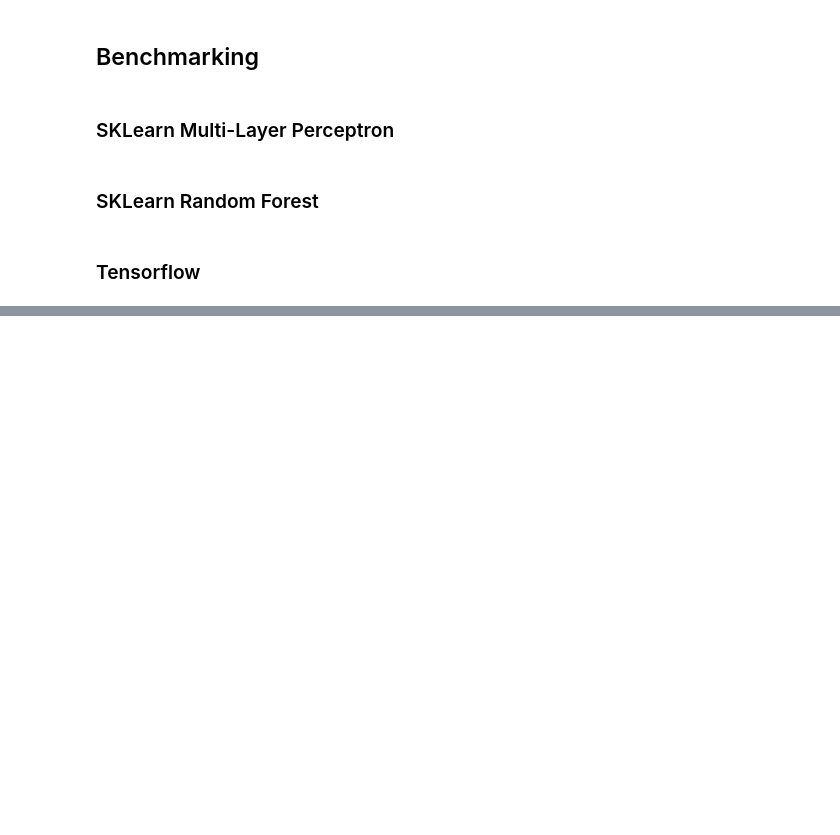
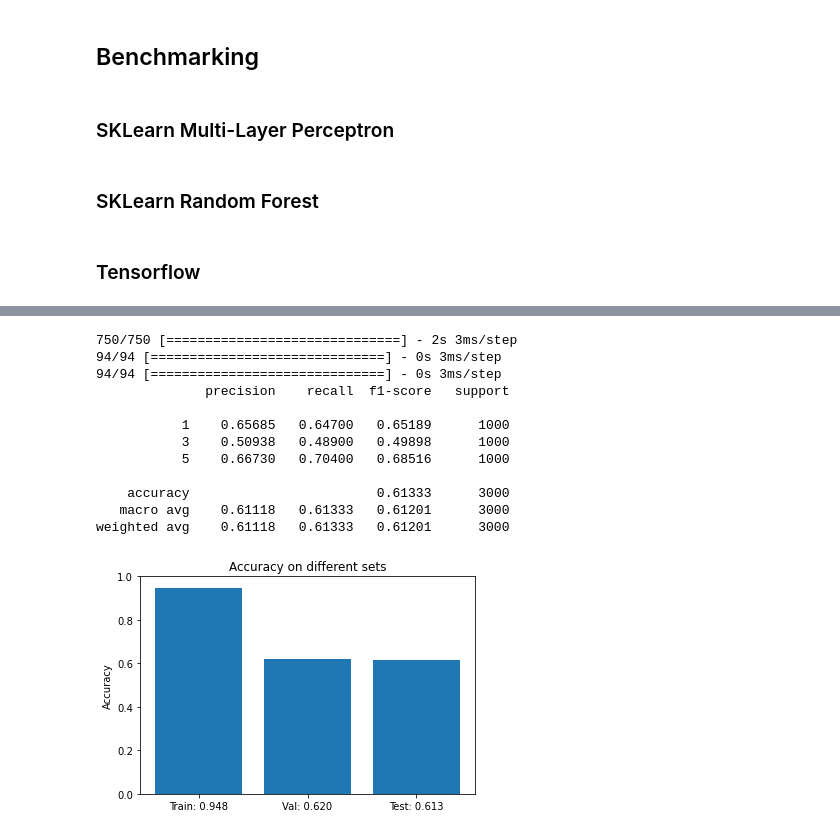
Before and after one commit to wumphlett/ML-Project, a Jupyter notebook: project.ipynb, the cells around one changed output, grey strips where cells are left out. Cells and saved outputs as stored; diff of their text form; code cells hidden in the pictures; blank space fills up the shorter version.

```diff
--- a/project.ipynb
+++ b/project.ipynb
@@ -510,0 +511,26 @@ print("Num GPUs Available: ", len(tf.config.list_physical_devices('GPU')))
+# %%
+from sklearn.preprocessing import LabelBinarizer
+import numpy as np
+SIZE = 10_000
+TRAIN_SIZE_RATIO = 0.8
+VAL_SIZE_RATIO = 0.1
+TEST_SIZE_RATIO = 0.1
+
+keras_y_encoder = LabelBinarizer()
+
+keras_X_train = np.concatenate((X_train[y_train == 1][:int(SIZE*TRAIN_SIZE_RATIO)].toarray(), X_train[y_train == 3][:int(SIZE*TRAIN_SIZE_RATIO)].toarray(), X_train[y_train == 5][:int(SIZE*TRAIN_SIZE_RATIO)].toarray()))
+keras_y_train = np.concatenate((y_train[y_train == 1][:int(SIZE*TRAIN_SIZE_RATIO)], y_train[y_train == 3][:int(SIZE*TRAIN_SIZE_RATIO)], y_train[y_train == 5][:int(SIZE*TRAIN_SIZE_RATIO)]))
+keras_y_train = keras_y_encoder.fit_transform(keras_y_train)
+
+
+keras_X_val = np.concatenate((X_val[y_val == 1][:int(SIZE*VAL_SIZE_RATIO)].toarray(), X_val[y_val == 3][:int(SIZE*VAL_SIZE_RATIO)].toarray(), X_val[y_val == 5][:int(SIZE*VAL_SIZE_RATIO)].toarray()))
+keras_y_val = np.concatenate((y_val[y_val == 1][:int(SIZE*VAL_SIZE_RATIO)], y_val[y_val == 3][:int(SIZE*VAL_SIZE_RATIO)], y_val[y_val == 5][:int(SIZE*VAL_SIZE_RATIO)]))
+keras_y_val = keras_y_encoder.transform(keras_y_val)
+
+keras_X_test = np.concatenate((X_test[y_test == 1][:int(SIZE*TEST_SIZE_RATIO)].toarray(), X_test[y_test == 3][:int(SIZE*TEST_SIZE_RATIO)].toarray(), X_test[y_test == 5][:int(SIZE*TEST_SIZE_RATIO)].toarray()))
+keras_y_test = np.concatenate((y_test[y_test == 1][:int(SIZE*TEST_SIZE_RATIO)], y_test[y_test == 3][:int(SIZE*TEST_SIZE_RATIO)], y_test[y_test == 5][:int(SIZE*TEST_SIZE_RATIO)]))
+keras_y_test = keras_y_encoder.transform(keras_y_test)
+
+print(keras_X_train.shape, keras_y_train.shape)
+print(keras_X_val.shape, keras_y_val.shape)
+print(keras_X_test.shape, keras_y_test.shape)
@@ -511,6 +541,2 @@ print("Num GPUs Available: ", len(tf.config.list_physical_devices('GPU')))
 # %%
-keras_X_train = X_train.toarray()
-keras_X_val = X_val.toarray()
-keras_y_train = y_train - 1
-keras_y_val = y_val - 1
-model.fit(keras_X_train, keras_y_train, epochs=10, validation_data=(keras_X_val, keras_y_val), callbacks=[callback])
+tf_model.fit(keras_X_train, keras_y_train, epochs=10, validation_data=(keras_X_val, keras_y_val), callbacks=[callback])
@@ -518,0 +558,26 @@ model.summary()
+# %%
+y_train_pred = keras_y_encoder.inverse_transform(tf_model.predict(keras_X_train))
+y_train_true = keras_y_encoder.inverse_transform(keras_y_train)
+
+y_val_pred = keras_y_encoder.inverse_transform(tf_model.predict(keras_X_val))
+y_val_true = keras_y_encoder.inverse_transform(keras_y_val)
+
+y_test_pred = keras_y_encoder.inverse_transform(tf_model.predict(keras_X_test))
+y_test_true = keras_y_encoder.inverse_transform(keras_y_test)
+
+print(report(y_test_pred, y_test_true))
+plots(accuracy(y_train_pred, y_train_true), accuracy(y_test_pred, y_test_true), accuracy(y_val_pred, y_val_true))
+# %% [output]
+750/750 [==============================] - 2s 3ms/step
+94/94 [==============================] - 0s 3ms/step
+94/94 [==============================] - 0s 3ms/step
+              precision    recall  f1-score   support
+
+           1    0.65685   0.64700   0.65189      1000
+           3    0.50938   0.48900   0.49898      1000
+           5    0.66730   0.70400   0.68516      1000
+
+    accuracy                        0.61333      3000
+   macro avg    0.61118   0.61333   0.61201      3000
+weighted avg    0.61118   0.61333   0.61201      3000
+[figure, added]
```
Also changed, not shown: parts of 7 cells of this notebook.
